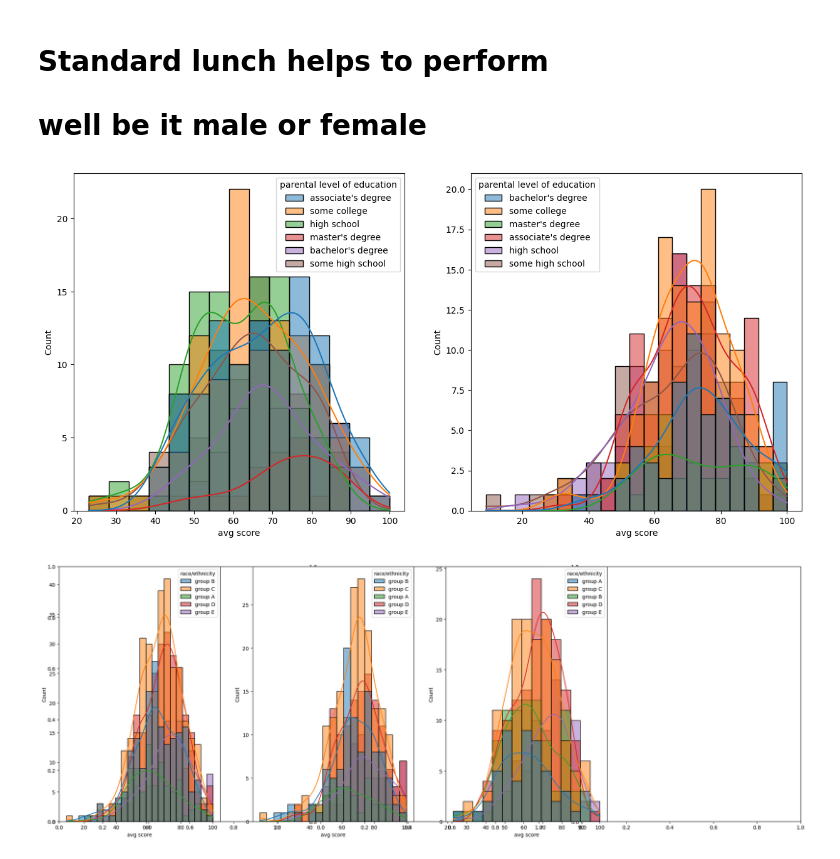
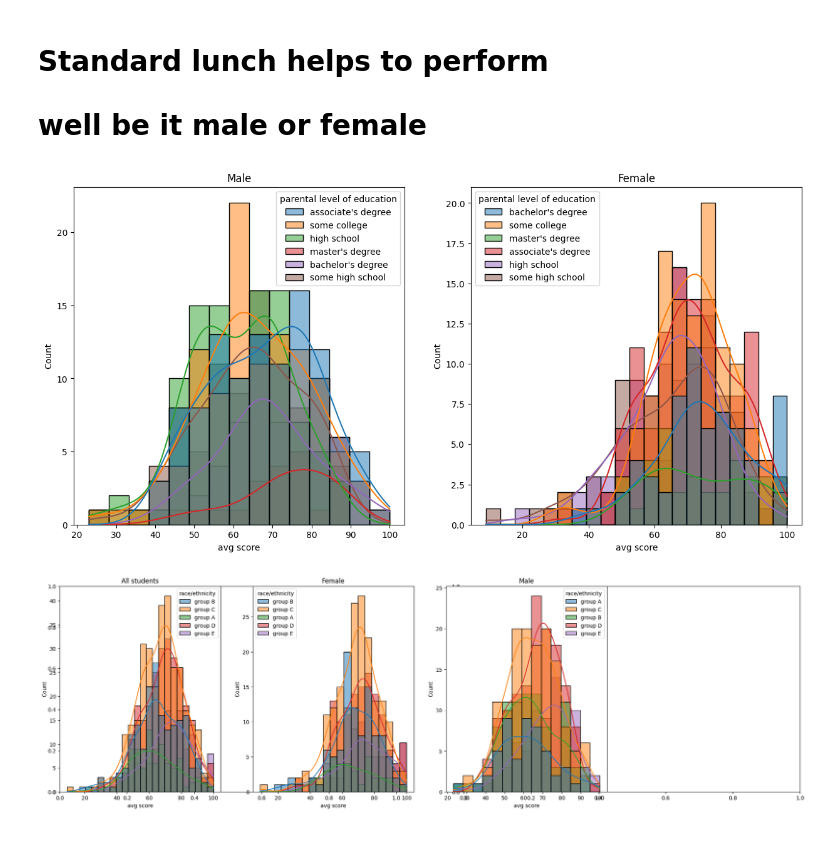
Before and after one commit to DeepakBlesson/MLpro, a Jupyter notebook: src/notebook/data/EDAStudPerform.ipynb, the cells around one changed output. Cells and saved outputs as stored; diff of their text form; code cells hidden in the pictures.

```diff
--- a/src/notebook/data/EDAStudPerform.ipynb
+++ b/src/notebook/data/EDAStudPerform.ipynb
@@ -204,20 +207,25 @@ plt.show()
 # %%
 plt.subplots(1,2, figsize=(15,7))
 plt.subplot(121)
+plt.title('Male')
 sns.histplot(data=df[df.gender=='male'],x='avg score',kde=True,hue='parental level of education',multiple='layer')
 plt.subplot(122)
+plt.title('Female')
 sns.histplot(data=df[df.gender=='female'],x='avg score',kde=True,hue='parental level of education',multiple='layer')
 plt.show()
 # %% [output]
-[figure, old version]
+[figure, new version]
 # %%
-plt.subplots(1,3 ,figsize=(26,9))
+plt.subplots(1,2 ,figsize=(25,7))
 plt.subplot(141)
+plt.title('All students')
 ax =sns.histplot(data=df,x='avg score',kde=True,hue='race/ethnicity')
 plt.subplot(142)
+plt.title('Female')
 ax =sns.histplot(data=df[df.gender=='female'],x='avg score',kde=True,hue='race/ethnicity')
 plt.subplot(143)
+plt.title('Male')
 ax =sns.histplot(data=df[df.gender=='male'],x='avg score',kde=True,hue='race/ethnicity')
 plt.show()
 # %% [output]
-[figure, old version]
+[figure, new version]
```
Also changed, not shown: parts of 4 cells of this notebook.
